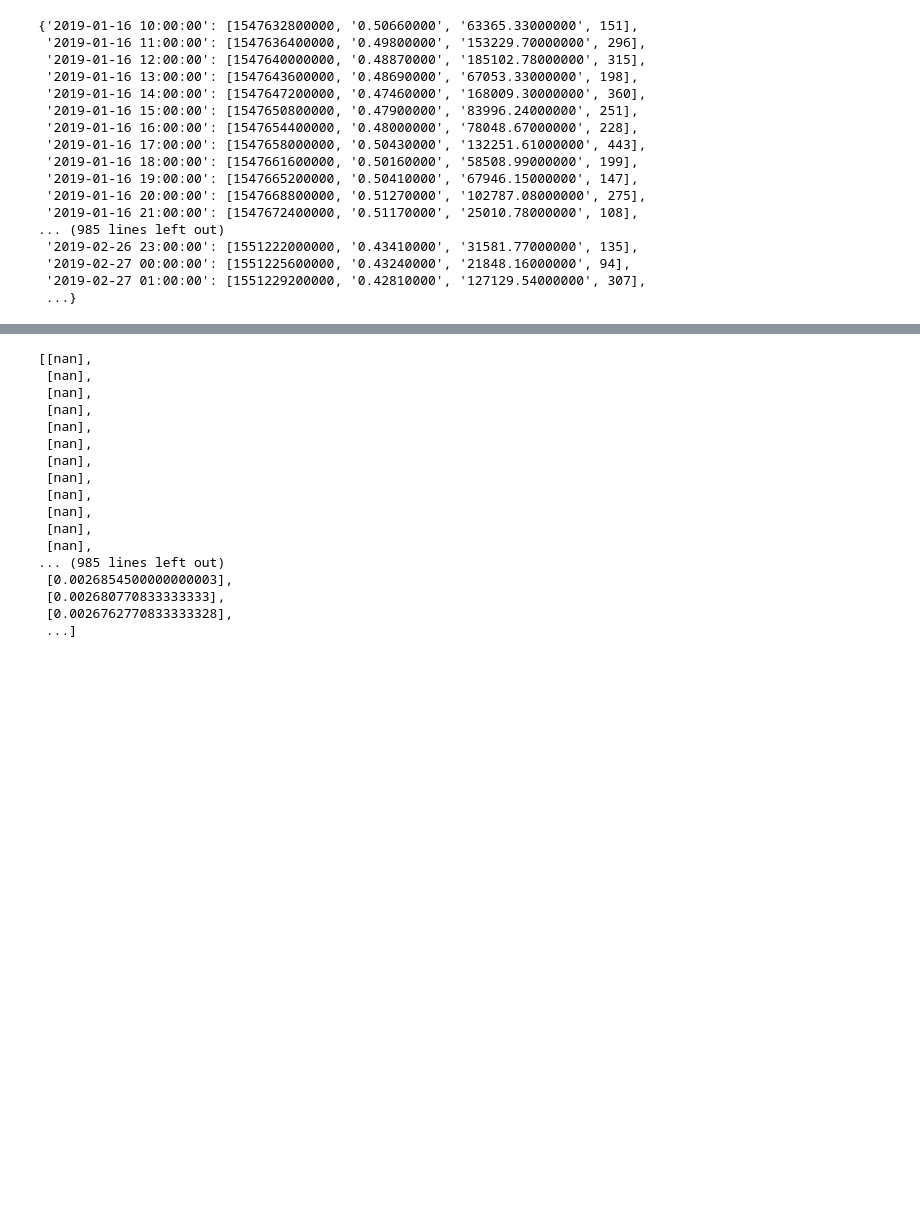
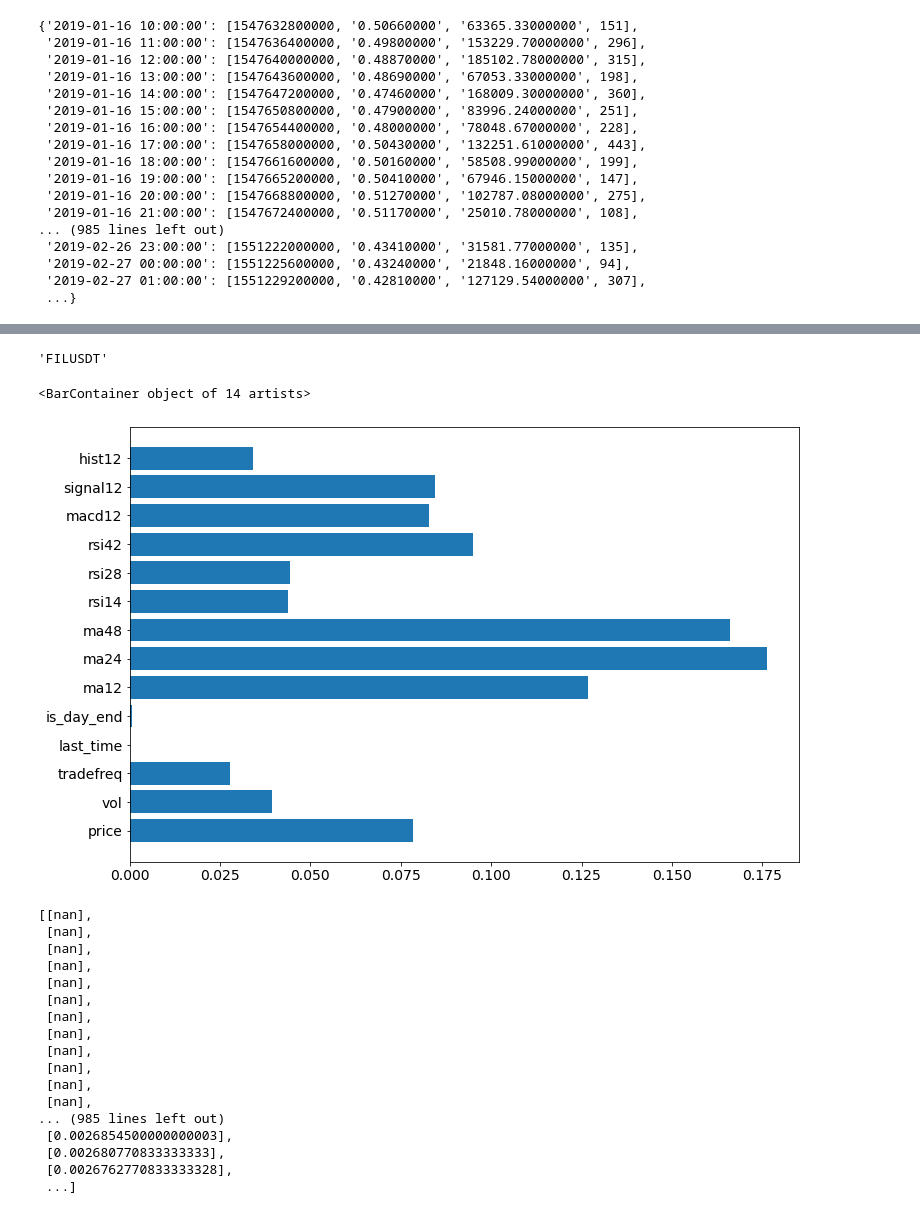
Before and after one commit to aalici/SmartCryptoSearchInTrends, a Jupyter notebook: binance_first.ipynb, the cells around one changed output, grey strips where cells are left out. Drawn from its saved outputs; the diff is of its cells as text; code cells hidden in the pictures; blank space fills up the shorter version.

```diff
--- a/binance_first.ipynb
+++ b/binance_first.ipynb
@@ -305,0 +323,29 @@ df_all_coins.loc[df_all_coins.coin == 'DOGEUSDT', :].tail(100)
+# %%
+from sklearn.tree import DecisionTreeClassifier
+from sklearn.ensemble import RandomForestClassifier
+from sklearn.metrics import classification_report
+from sklearn.metrics import confusion_matrix
+from sklearn.metrics import f1_score
+import warnings
+warnings.filterwarnings("ignore")
+
+
+list_all = []
+for coin in df_all_coins.coin.unique():
+
+    clf = RandomForestClassifier(n_estimators=10 ,random_state=0, max_depth = 5, class_weight = "balanced")
+
+    #df_tmp = df_all_coins.copy()
+    df_tmp = df_all_coins.loc[df_all_coins.coin ==coin, : ]
+    df_tmp.dropna(inplace = True)
+    y = df_tmp.loc[:, ["Target"]]
+    X = df_tmp.loc[:, [ x for x in df_tmp.columns if x not in (["Target", "coin", "next1price", "next2price", "next3price"])  ]]
+    del df_tmp
+
+    clf.fit(X , y)
+    y_pred = clf.predict(X)
+    #print(classification_report(y, y_pred))
+    #print(confusion_matrix(y, y_pred))
+    list_all.append([coin, f1_score(y, y_pred, average='macro')])
+    #print(coin + " - " +  str(f1_score(y, y_pred, average='macro')))
+pd.DataFrame(data = list_all, columns = ["coin", "F1"]).sort_values(by="F1", ascending = False)
@@ -306,3 +370,21 @@ df_all_coins.loc[df_all_coins.coin == 'DOGEUSDT', :].tail(100)
+# %%
+coin
+# %% [output]
+'FILUSDT'
+# %%
+from matplotlib import pyplot as plt
+
+plt.rcParams.update({'figure.figsize': (12.0, 8.0)})
+plt.rcParams.update({'font.size': 14})
+
+plt.barh(X.columns, clf.feature_importances_)
+
+
+#from sklearn.metrics import f1_score
+#f1_score(y, y_pred, average='macro')
+# %% [output]
+<BarContainer object of 14 artists>
+[figure, added]
 # %%
 index_t = (df_all_coins.coin == 'DOGEUSDT')
 df_all_coins.loc[index_t, :]
```
Also changed, not shown: parts of 11 cells of this notebook.
